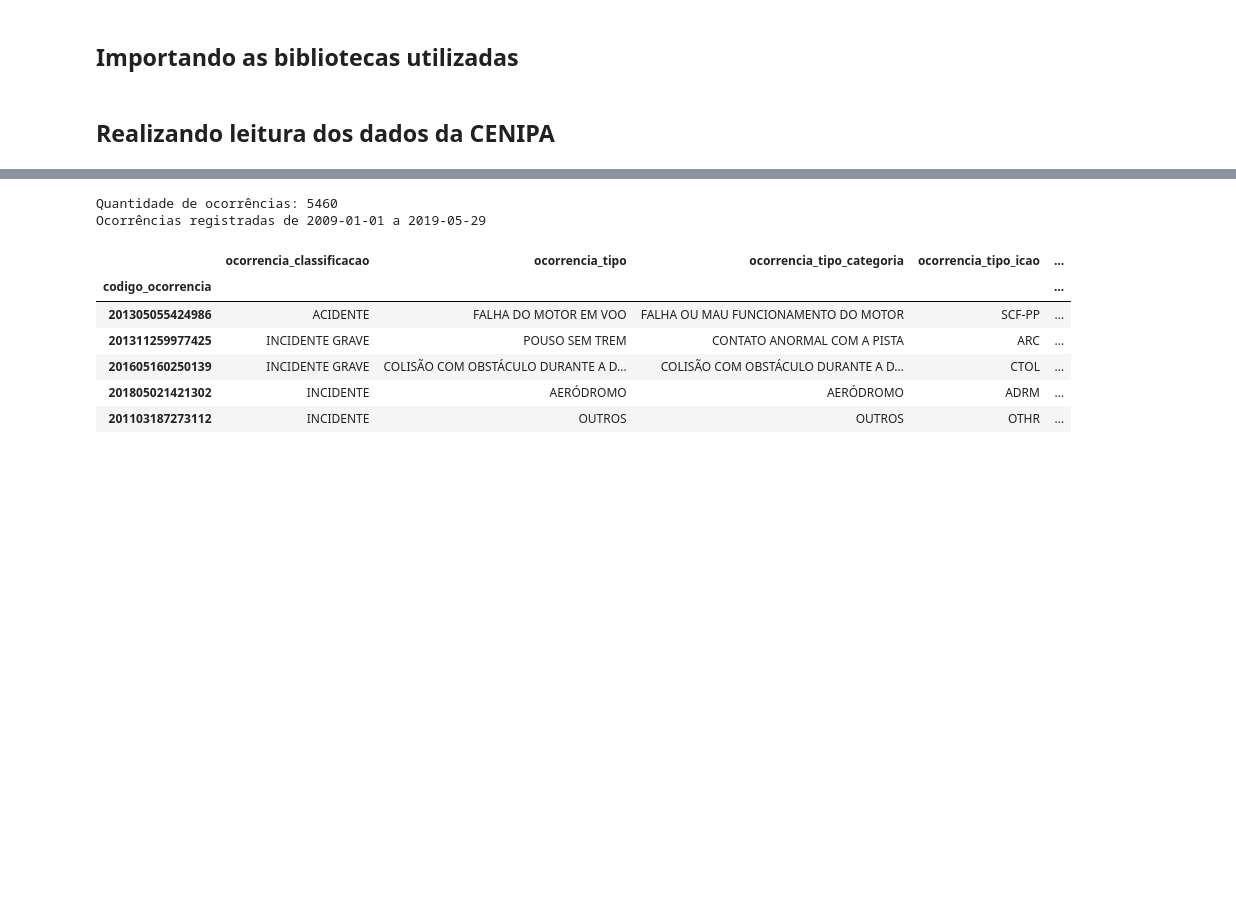
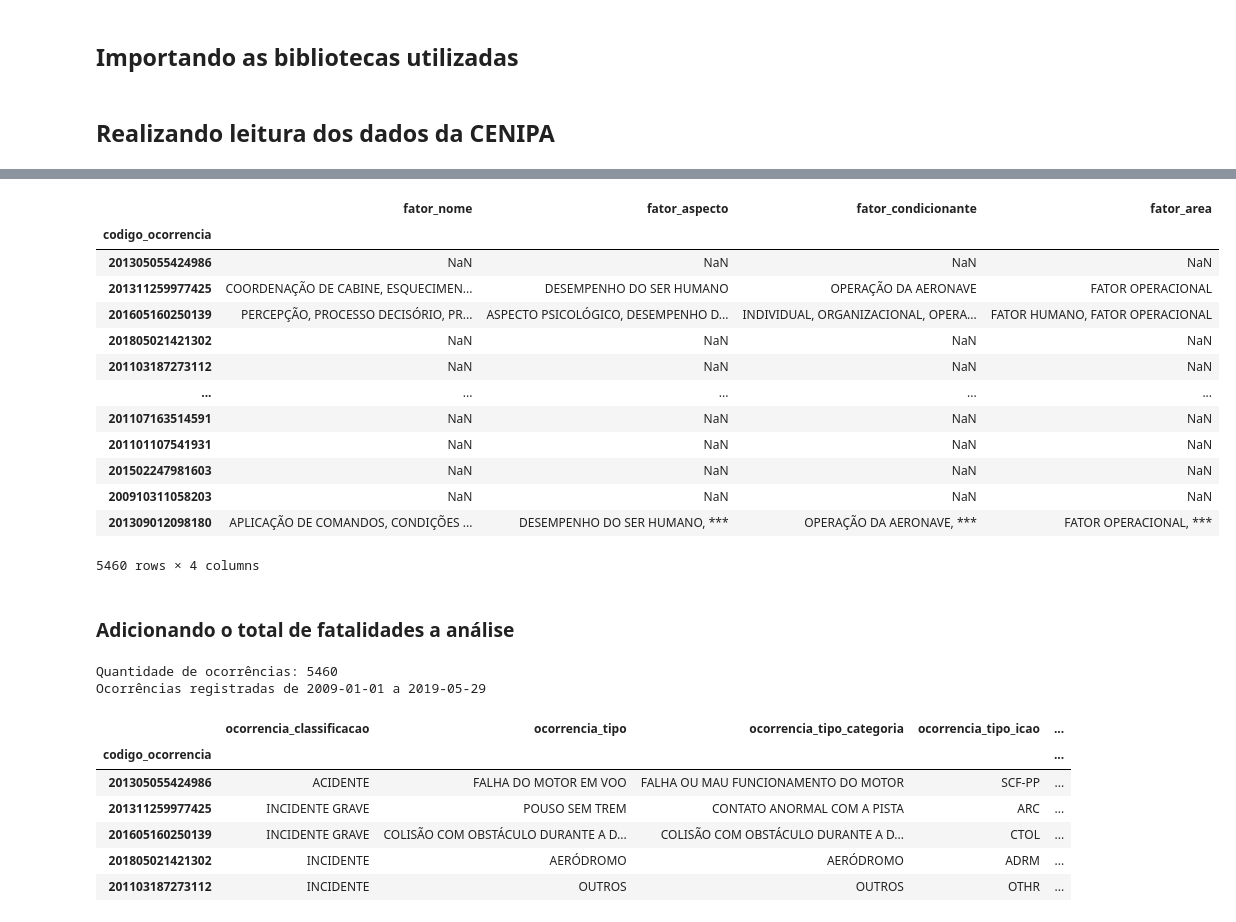
Before and after one commit to joaopamaral/tcc_puc_cdbd, a Jupyter notebook: Analise_Storybook_CENIPA.ipynb, the cells around one changed output, grey strips where cells are left out. Cells and saved outputs as stored; diff of their text form; code cells hidden in the pictures; blank space fills up the shorter version.

```diff
--- a/Analise_Storybook_CENIPA.ipynb
+++ b/Analise_Storybook_CENIPA.ipynb
@@ -34,6 +46,25 @@ A data da primeira ocorrência foi 2009-01-01, e da última ocorrência foi 2019
 # %%
 for col in ['fator_nome', 'fator_aspecto', 'fator_condicionante', 'fator_area']:
     oco_df = oco_df.join(ftc_df[['codigo_ocorrencia', col]].drop_duplicates().groupby('codigo_ocorrencia')[col].apply(', '.join))
+# %%
+oco_df.loc[:, oco_df.columns.str.contains('fator_')]
+# %% [output]
+|  | fator_nome | fator_aspecto | fator_condicionante | fator_area |
+| codigo_ocorrencia |  |  |  |  |
+| 201305055424986 | NaN | NaN | NaN | NaN |
+| 201311259977425 | COORDENAÇÃO DE CABINE, ESQUECIMEN... | DESEMPENHO DO SER HUMANO | OPERAÇÃO DA AERONAVE | FATOR OPERACIONAL |
+| 201605160250139 | PERCEPÇÃO, PROCESSO DECISÓRIO, PR... | ASPECTO PSICOLÓGICO, DESEMPENHO D... | INDIVIDUAL, ORGANIZACIONAL, OPERA... | FATOR HUMANO, FATOR OPERACIONAL |
+| 201805021421302 | NaN | NaN | NaN | NaN |
+| 201103187273112 | NaN | NaN | NaN | NaN |
+| ... | ... | ... | ... | ... |
+| 201107163514591 | NaN | NaN | NaN | NaN |
+| 201101107541931 | NaN | NaN | NaN | NaN |
+| 201502247981603 | NaN | NaN | NaN | NaN |
+| 200910311058203 | NaN | NaN | NaN | NaN |
+| 201309012098180 | APLICAÇÃO DE COMANDOS, CONDIÇÕES ... | DESEMPENHO DO SER HUMANO, *** | OPERAÇÃO DA AERONAVE, *** | FATOR OPERACIONAL, *** |
+5460 rows × 4 columns
+# %% [markdown]
+### Adicionando o total de fatalidades a análise
 # %%
 oco_df = oco_df.join(anv_df.groupby('codigo_ocorrencia')['total_fatalidades'].sum())
 # %%
```
Also changed, not shown: parts of 9 cells of this notebook.
